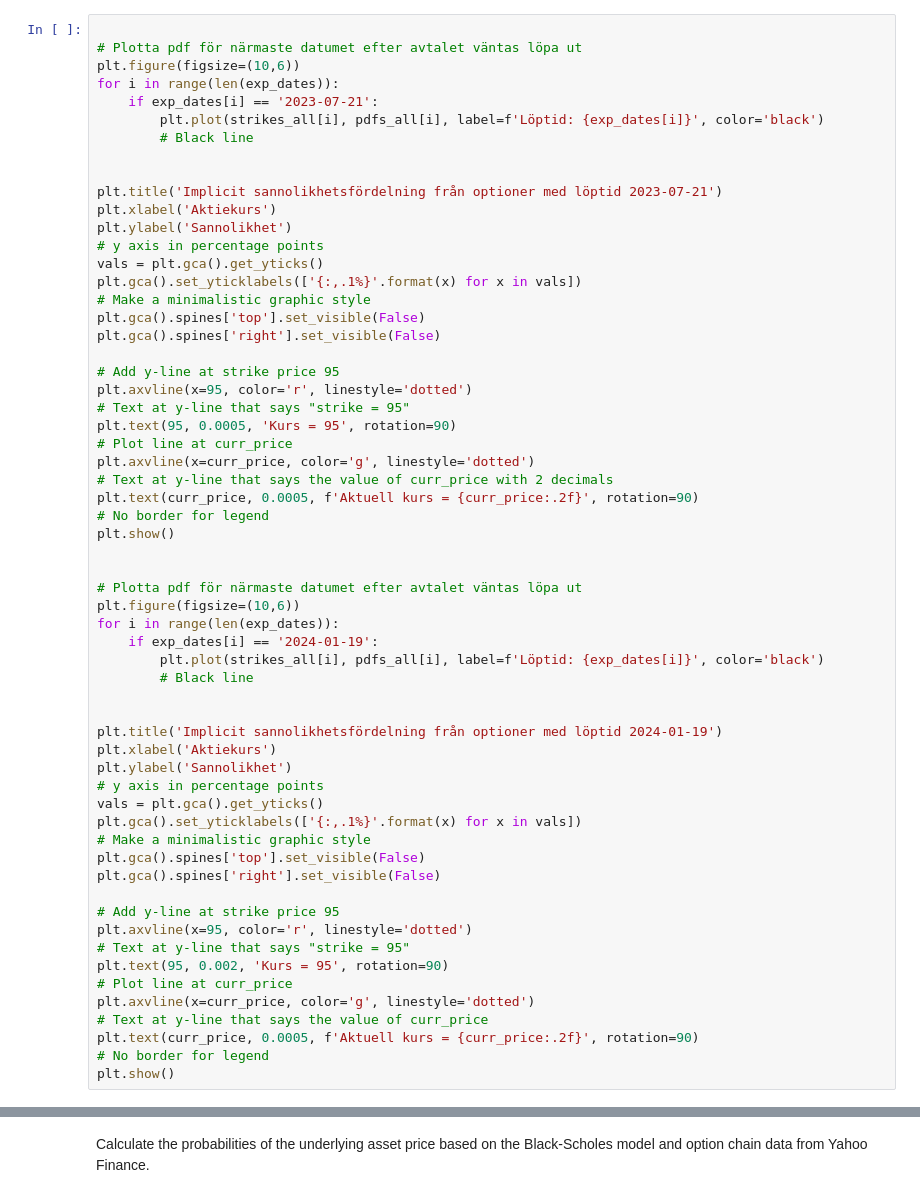
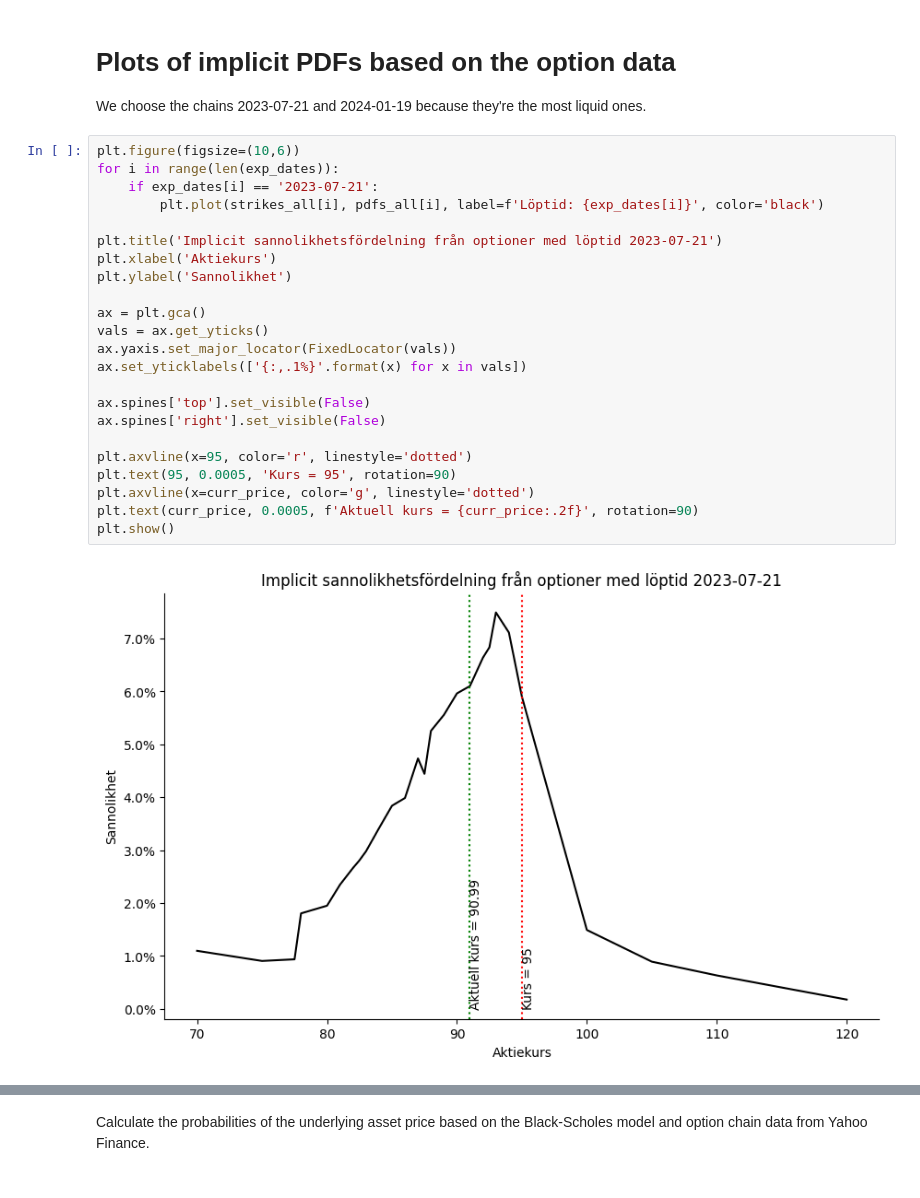
Before and after one commit to Lejoon/implied-option-price, a Jupyter notebook: main.ipynb, the cells around one changed output, grey strips where cells are left out. Cells and saved outputs as stored; diff of their text form.

```diff
--- a/main.ipynb
+++ b/main.ipynb
@@ -103,60 +108,29 @@ plt.show()
+# %% [markdown]
+# Plots of implicit PDFs based on the option data
+
+We choose the chains 2023-07-21 and 2024-01-19 because they're the most liquid ones.
 # %%
-
-# Plotta pdf för närmaste datumet efter avtalet väntas löpa ut
 plt.figure(figsize=(10,6))
 for i in range(len(exp_dates)):
     if exp_dates[i] == '2023-07-21':
         plt.plot(strikes_all[i], pdfs_all[i], label=f'Löptid: {exp_dates[i]}', color='black')
-        # Black line
-
 
 plt.title('Implicit sannolikhetsfördelning från optioner med löptid 2023-07-21')
 plt.xlabel('Aktiekurs')
 plt.ylabel('Sannolikhet')
-# y axis in percentage points
-vals = plt.gca().get_yticks()
-plt.gca().set_yticklabels(['{:,.1%}'.format(x) for x in vals])
-# Make a minimalistic graphic style
-plt.gca().spines['top'].set_visible(False)
-plt.gca().spines['right'].set_visible(False)
 
-# Add y-line at strike price 95
+ax = plt.gca()
+vals = ax.get_yticks()
+ax.yaxis.set_major_locator(FixedLocator(vals))
+ax.set_yticklabels(['{:,.1%}'.format(x) for x in vals])
+
+ax.spines['top'].set_visible(False)
+ax.spines['right'].set_visible(False)
+
 plt.axvline(x=95, color='r', linestyle='dotted')
-# Text at y-line that says "strike = 95"
 plt.text(95, 0.0005, 'Kurs = 95', rotation=90)
-# Plot line at curr_price
 plt.axvline(x=curr_price, color='g', linestyle='dotted')
-# Text at y-line that says the value of curr_price with 2 decimals
 plt.text(curr_price, 0.0005, f'Aktuell kurs = {curr_price:.2f}', rotation=90)
-# No border for legend
 plt.show()
-
-
-# Plotta pdf för närmaste datumet efter avtalet väntas löpa ut
-plt.figure(figsize=(10,6))
-for i in range(len(exp_dates)):
-    if exp_dates[i] == '2024-01-19':
-        plt.plot(strikes_all[i], pdfs_all[i], label=f'Löptid: {exp_dates[i]}', color='black')
-        # Black line
-
-
-plt.title('Implicit sannolikhetsfördelning från optioner med löptid 2024-01-19')
-plt.xlabel('Aktiekurs')
-plt.ylabel('Sannolikhet')
-# y axis in percentage points
-vals = plt.gca().get_yticks()
-plt.gca().set_yticklabels(['{:,.1%}'.format(x) for x in vals])
-# Make a minimalistic graphic style
-plt.gca().spines['top'].set_visible(False)
-plt.gca().spines['right'].set_visible(False)
-
-# Add y-line at strike price 95
-plt.axvline(x=95, color='r', linestyle='dotted')
-# Text at y-line that says "strike = 95"
-plt.text(95, 0.002, 'Kurs = 95', rotation=90)
-# Plot line at curr_price
-plt.axvline(x=curr_price, color='g', linestyle='dotted')
-# Text at y-line that says the value of curr_price
-plt.text(curr_price, 0.0005, f'Aktuell kurs = {curr_price:.2f}', rotation=90)
-# No border for legend
-plt.show()
+# %% [output]
+[figure, added]
```
Also changed, not shown: parts of 4 cells of this notebook.
